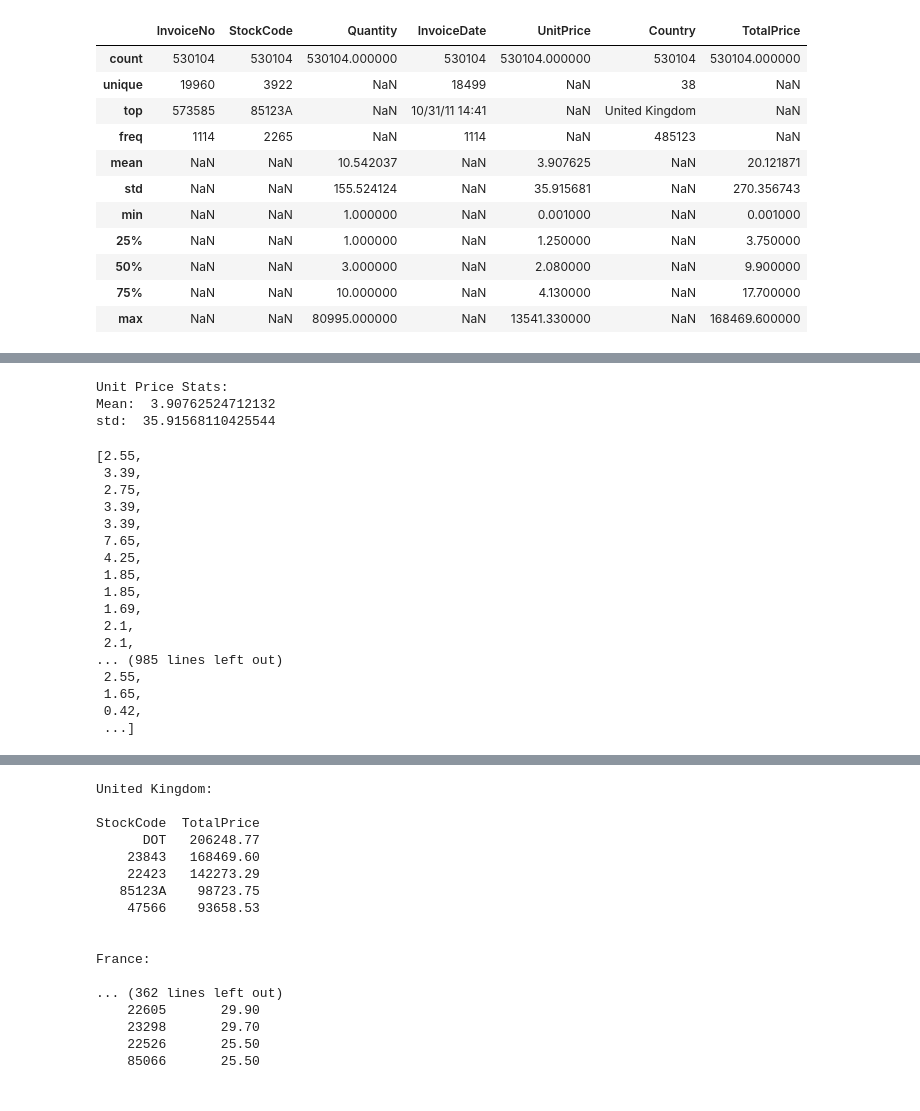
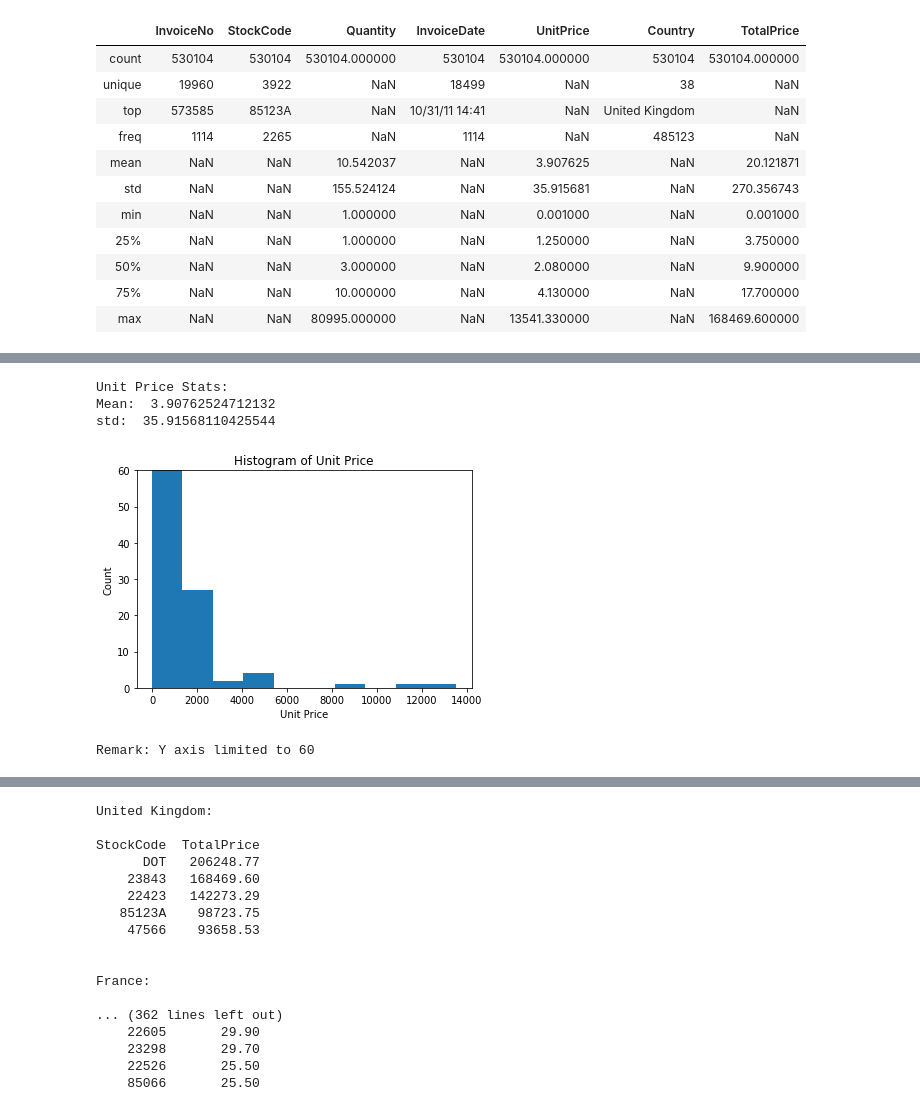
Before and after one commit to whz20024117/IE582_HW, a Jupyter notebook: HW4/Q2.ipynb, the cells around one changed output, grey strips where cells are left out. Saved outputs shown, nothing was run; the diff lists cells and outputs as text; code cells hidden in the pictures.

```diff
--- a/HW4/Q2.ipynb
+++ b/HW4/Q2.ipynb
@@ -37,31 +42,20 @@ Unique Values:
 # %%
 # Unit prices
 print('Unit Price Stats: ')
 unitp_mean = summary[['UnitPrice']].loc['mean']
 unitp_std = summary[['UnitPrice']].loc['std']
 print('Mean: ', *unitp_mean.tolist())
 print('std: ', *unitp_std.tolist())
+plt.hist(data['UnitPrice'].tolist())
+plt.ylim([0,60])
+plt.xlabel("Unit Price")
+plt.ylabel("Count")
+plt.title('Histogram of Unit Price')
+plt.show()
+print('Remark: Y axis limited to 60')
 # %% [output]
 Unit Price Stats:
 Mean:  3.90762524712132
 std:  35.91568110425544
+[figure, added]
+Remark: Y axis limited to 60
-# %%
-data['UnitPrice'].tolist()
-# %% [output]
-[2.55,
- 3.39,
- 2.75,
- 3.39,
- 3.39,
- 7.65,
- 4.25,
- 1.85,
- 1.85,
- 1.69,
- 2.1,
- 2.1,
-... (985 lines left out)
- 2.55,
- 1.65,
- 0.42,
- ...]
```
Also changed, not shown: parts of 6 cells of this notebook, 2 other files.
